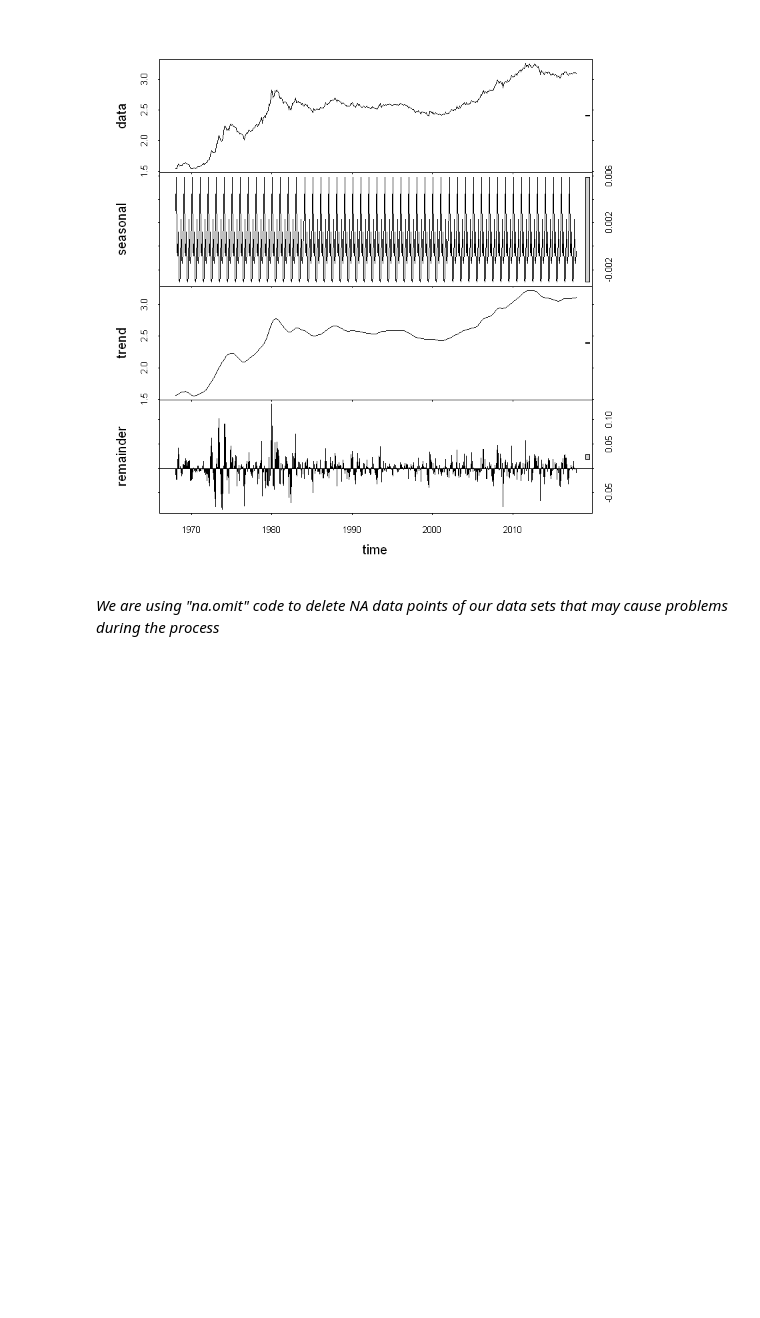
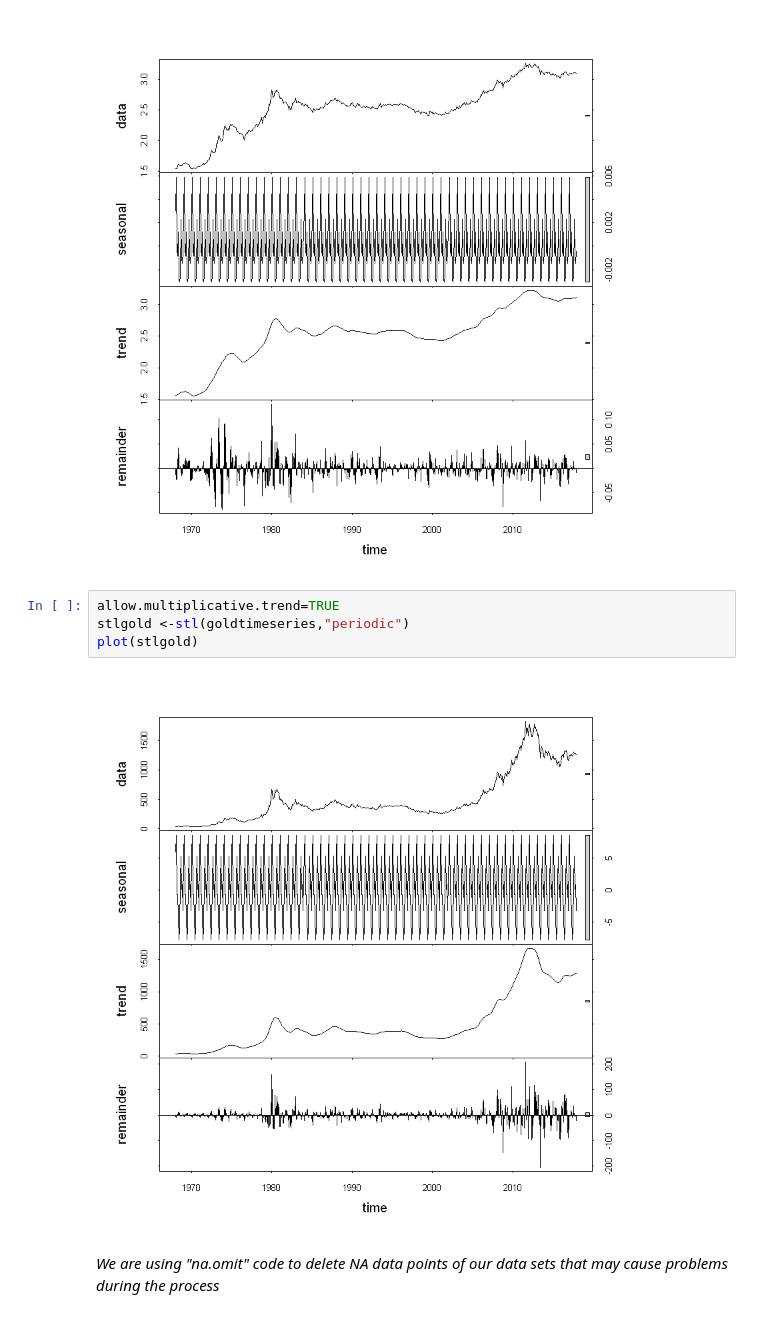
Before and after one commit to akbalikburcu/BitirmeProjesi, a Jupyter notebook: Time+Series+Analysis+Using+R+.ipynb, the cells around one changed output. Drawn from its saved outputs; the diff is of its cells as text; blank space fills up the shorter version.

```diff
--- a/Time+Series+Analysis+Using+R+.ipynb
+++ b/Time+Series+Analysis+Using+R+.ipynb
@@ -274,6 +274,12 @@ loggoldtimeseries<-log10(goldtimeseries)
 plot(stl(loggoldtimeseries, s.window="periodic"))
 # %% [output]
 [figure]
+# %%
+allow.multiplicative.trend=TRUE
+stlgold <-stl(goldtimeseries,"periodic")
+plot(stlgold)
+# %% [output]
+[figure, added]
 # %% [markdown]
 _We are using "na.omit" code to delete NA data points of our data sets that may cause problems during the process_
 # %%
```
